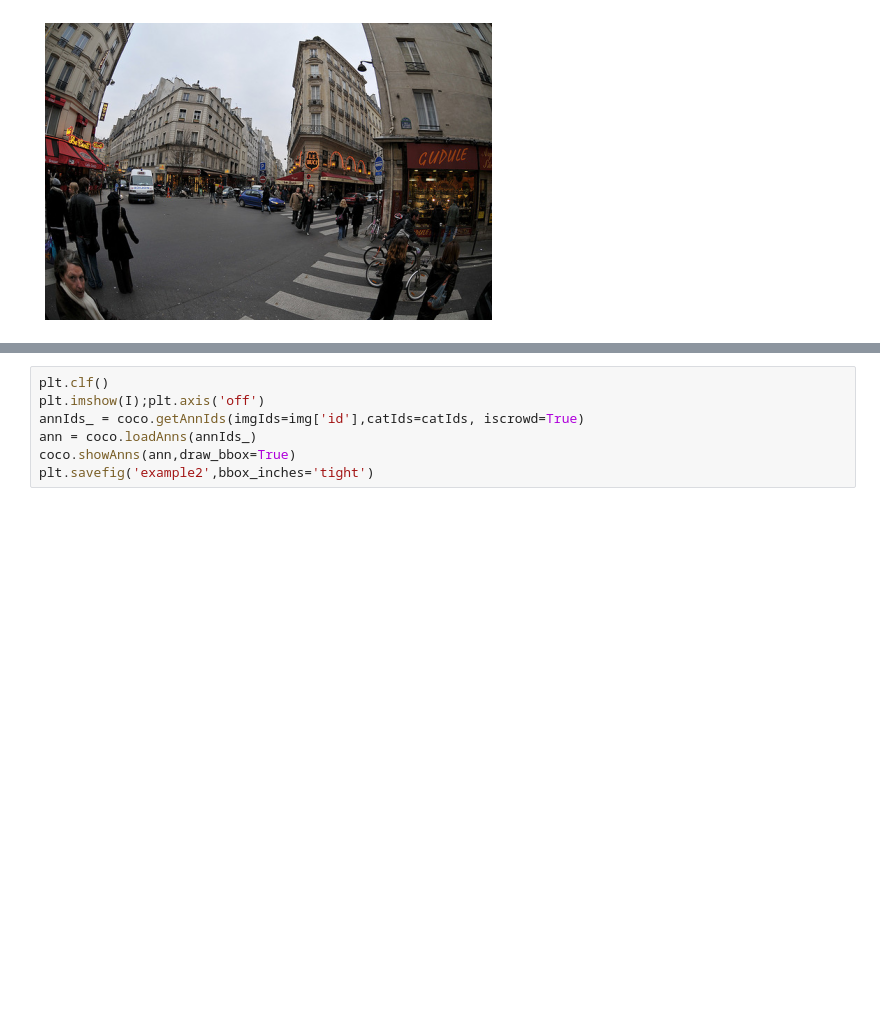
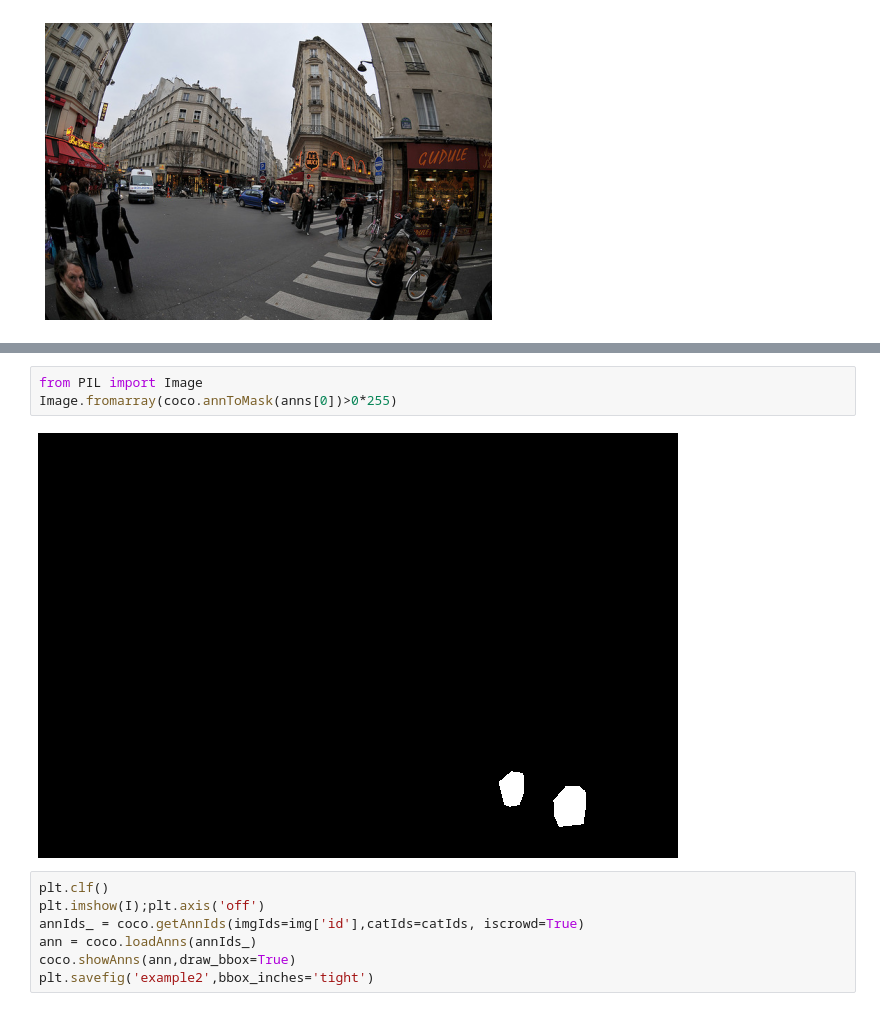
Before and after one commit to Biantian/MscProject, a Jupyter notebook: COCOtest/COCOVal-test.ipynb, the cells around one changed output, grey strips where cells are left out. Drawn from its saved outputs; the diff is of its cells as text; blank space fills up the shorter version.

```diff
--- a/COCOtest/COCOVal-test.ipynb
+++ b/COCOtest/COCOVal-test.ipynb
@@ -103,3 +111,8 @@ plt.savefig('example1',bbox_inches='tight')
+# %%
+from PIL import Image
+Image.fromarray(coco.annToMask(anns[0])>0*255)
+# %% [output]
+[figure, added]
 # %%
 plt.clf()
 plt.imshow(I);plt.axis('off')
```
Also changed, not shown: parts of 3 cells of this notebook, 5 other files.
